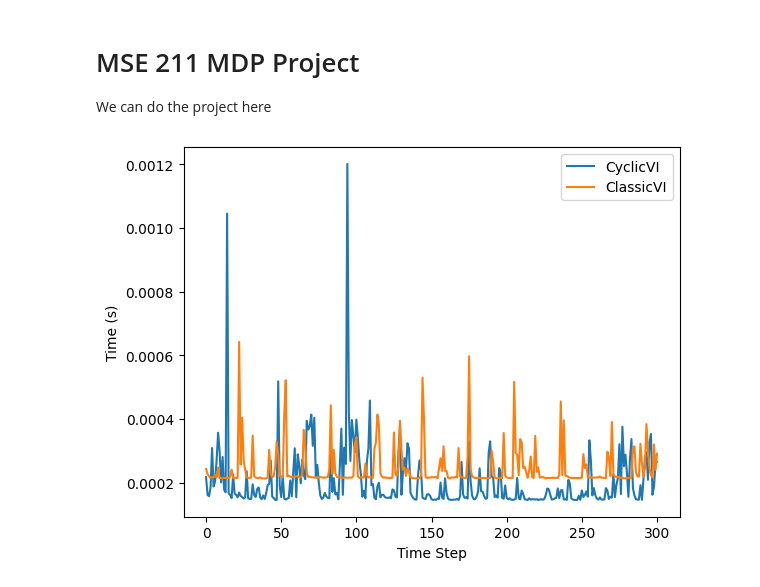
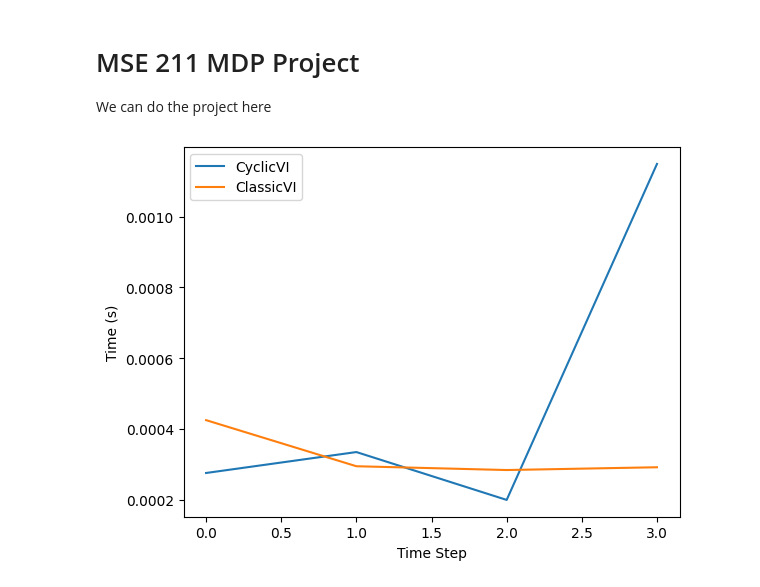
Before and after one commit to JordanTroutman/mse_211_project, a Jupyter notebook: Troutman Notebook.ipynb, the cells around one changed output. Cells and saved outputs as stored; diff of their text form; code cells hidden in the pictures.

```diff
--- a/Troutman Notebook.ipynb
+++ b/Troutman Notebook.ipynb
@@ -11,17 +12,17 @@ import numpy as np
 # %%
 g = GridWorld(5)
 
 iterators = [CyclicVI(), ClassicVI()]#[RandomVI(k=k) for k in range(1, 26, 5)]
 
 for iterator in iterators:
     solver = Solver(iterator, g, 0.9)
-    solver.solve(steps = 300)
+    solver.solve(steps = 3)
     solver.plot_time()
 
 plt.legend()
 plt.show()
 # %% [output]
-[figure, old version]
+[figure, new version]
 # %%
 iterators = [CyclicVI(), ClassicVI(), RandomCyclicVI()] + [RandomVI(k=k) for k in [5,15,20]]
 
```
Also changed, not shown: parts of 14 cells of this notebook, 1 other file.
